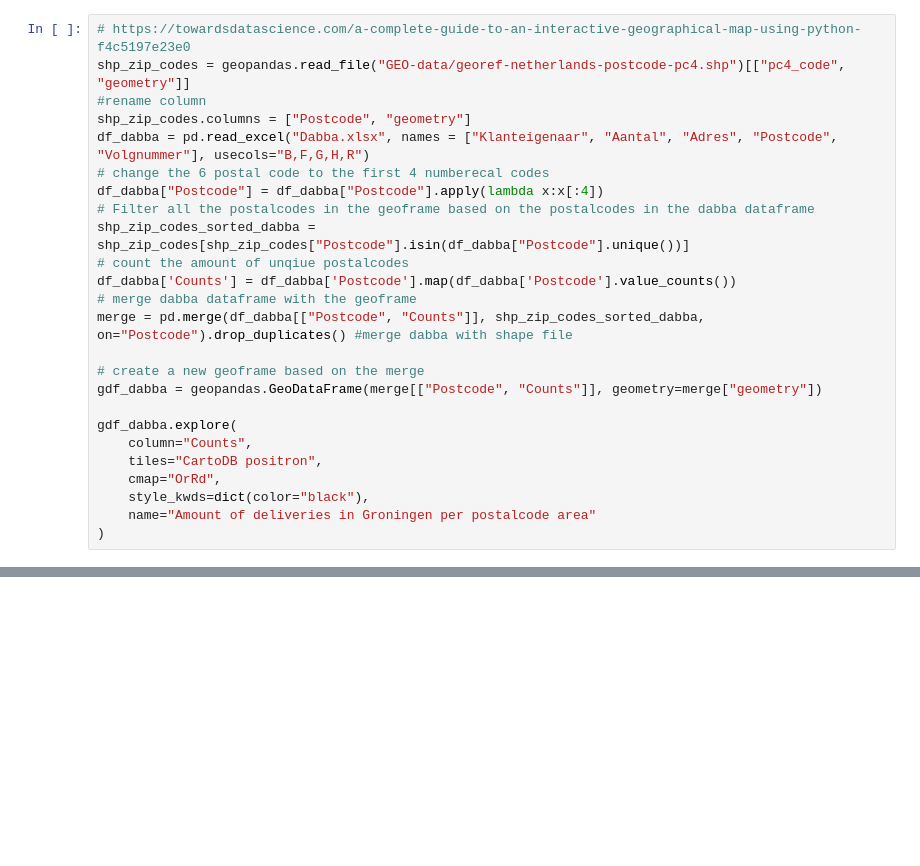
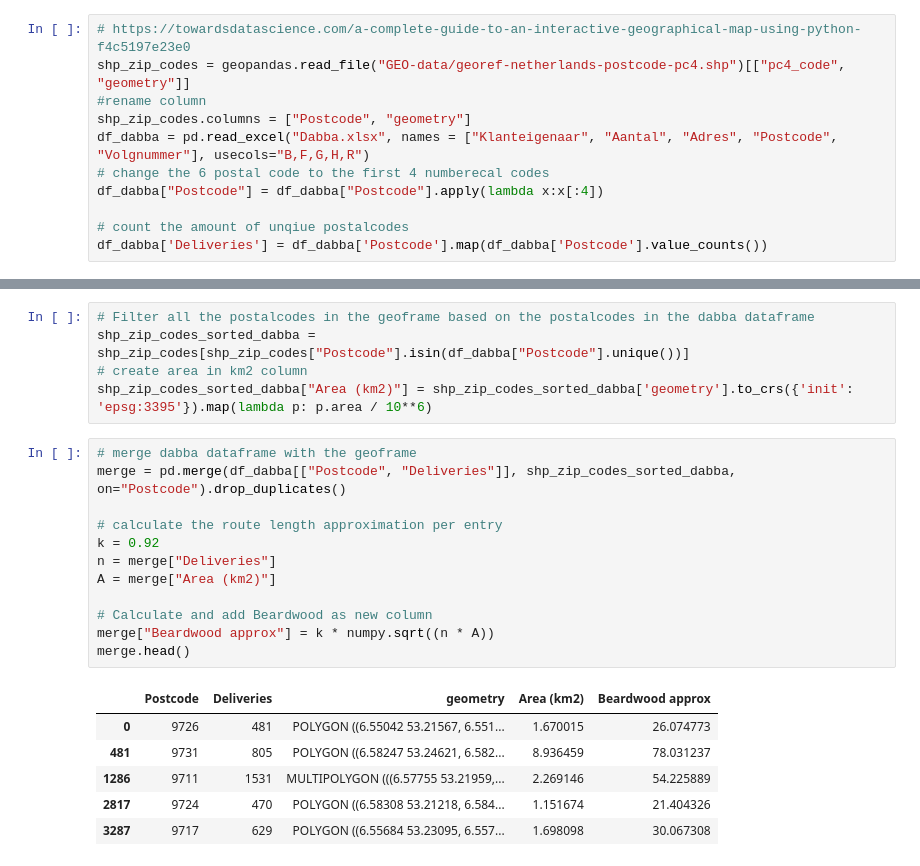
Before and after one commit to teletobbie/last-mile-cargo-bike-delivery, a Jupyter notebook: geo.ipynb, the cells around one changed output, grey strips where cells are left out. Cells and saved outputs as stored; diff of their text form; blank space fills up the shorter version.

Commit message:
Beardwood approx per postalcode area

```diff
--- a/geo.ipynb
+++ b/geo.ipynb
@@ -38,20 +23,6 @@ shp_zip_codes.columns = ["Postcode", "geometry"]
 df_dabba = pd.read_excel("Dabba.xlsx", names = ["Klanteigenaar", "Aantal", "Adres", "Postcode", "Volgnummer"], usecols="B,F,G,H,R")
 # change the 6 postal code to the first 4 numberecal codes
 df_dabba["Postcode"] = df_dabba["Postcode"].apply(lambda x:x[:4])
-# Filter all the postalcodes in the geoframe based on the postalcodes in the dabba dataframe
-shp_zip_codes_sorted_dabba = shp_zip_codes[shp_zip_codes["Postcode"].isin(df_dabba["Postcode"].unique())]
+
 # count the amount of unqiue postalcodes
-df_dabba['Counts'] = df_dabba['Postcode'].map(df_dabba['Postcode'].value_counts())
-# merge dabba dataframe with the geoframe
-merge = pd.merge(df_dabba[["Postcode", "Counts"]], shp_zip_codes_sorted_dabba, on="Postcode").drop_duplicates() #merge dabba with shape file
-
-# create a new geoframe based on the merge
-gdf_dabba = geopandas.GeoDataFrame(merge[["Postcode", "Counts"]], geometry=merge["geometry"])
-
-gdf_dabba.explore(
-    column="Counts",
-    tiles="CartoDB positron",
-    cmap="OrRd",
-    style_kwds=dict(color="black"),
-    name="Amount of deliveries in Groningen per postalcode area"
-)
+df_dabba['Deliveries'] = df_dabba['Postcode'].map(df_dabba['Postcode'].value_counts())
@@ -64,0 +29,24 @@ shp_zip_codes.explore()
+# %%
+# Filter all the postalcodes in the geoframe based on the postalcodes in the dabba dataframe
+shp_zip_codes_sorted_dabba = shp_zip_codes[shp_zip_codes["Postcode"].isin(df_dabba["Postcode"].unique())]
+# create area in km2 column
+shp_zip_codes_sorted_dabba["Area (km2)"] = shp_zip_codes_sorted_dabba['geometry'].to_crs({'init': 'epsg:3395'}).map(lambda p: p.area / 10**6)
+# %%
+# merge dabba dataframe with the geoframe
+merge = pd.merge(df_dabba[["Postcode", "Deliveries"]], shp_zip_codes_sorted_dabba, on="Postcode").drop_duplicates()
+
+# calculate the route length approximation per entry
+k = 0.92
+n = merge["Deliveries"]
+A = merge["Area (km2)"]
+
+# Calculate and add Beardwood as new column
+merge["Beardwood approx"] = k * numpy.sqrt((n * A))
+merge.head()
+# %% [output]
+|  | Postcode | Deliveries | geometry | Area (km2) | Beardwood approx |
+| 0 | 9726 | 481 | POLYGON ((6.55042 53.21567, 6.551... | 1.670015 | 26.074773 |
+| 481 | 9731 | 805 | POLYGON ((6.58247 53.24621, 6.582... | 8.936459 | 78.031237 |
+| 1286 | 9711 | 1531 | MULTIPOLYGON (((6.57755 53.21959,... | 2.269146 | 54.225889 |
+| 2817 | 9724 | 470 | POLYGON ((6.58308 53.21218, 6.584... | 1.151674 | 21.404326 |
+| 3287 | 9717 | 629 | POLYGON ((6.55684 53.23095, 6.557... | 1.698098 | 30.067308 |
```
Also changed, not shown: parts of 7 cells of this notebook.
